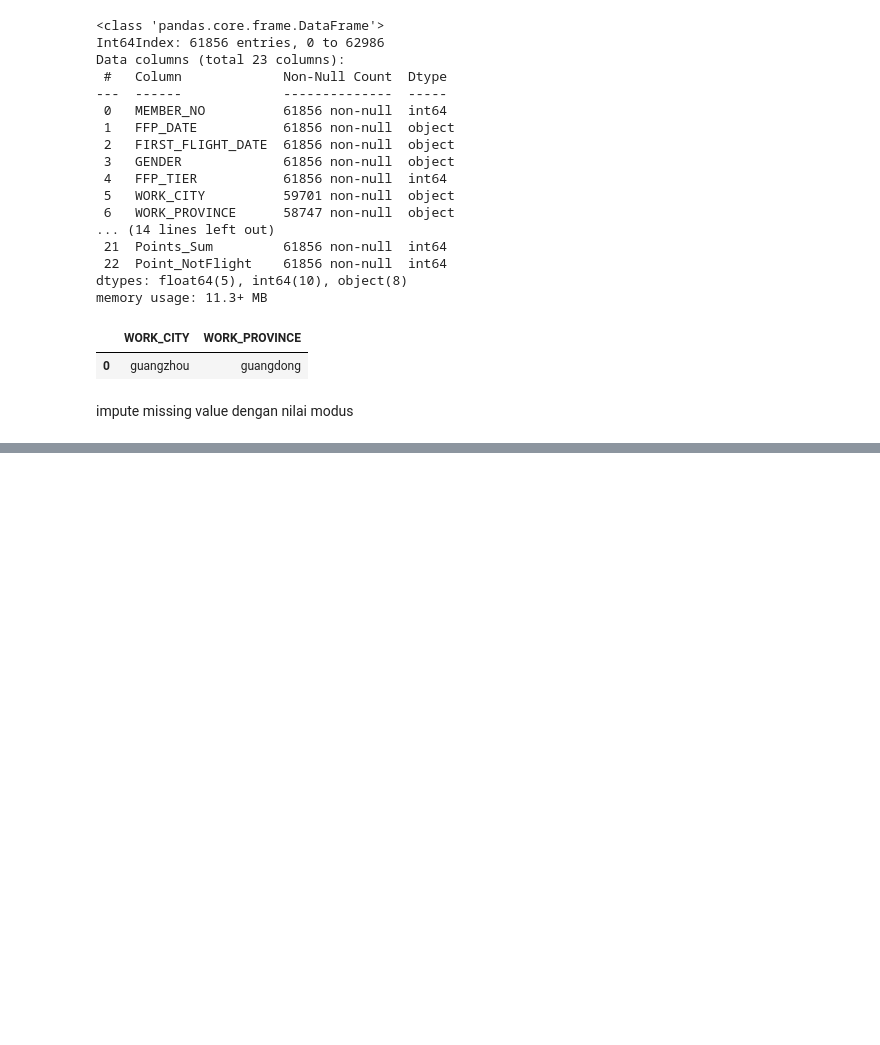
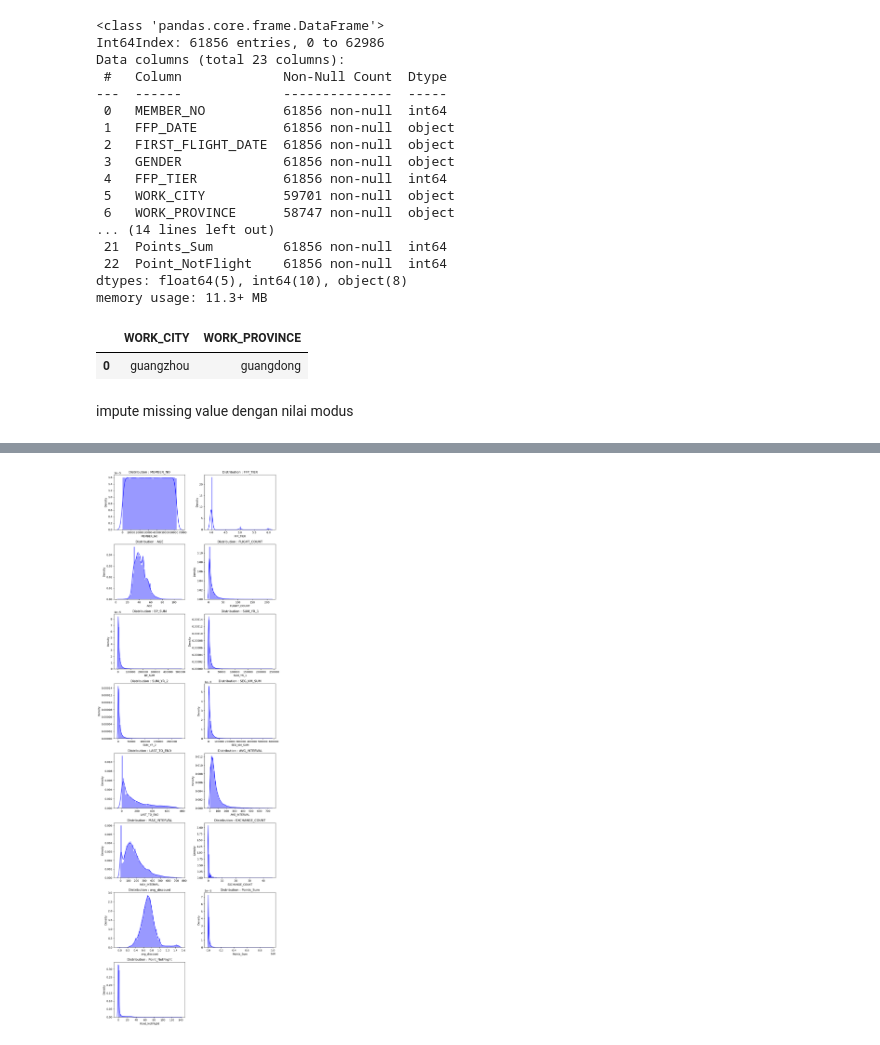
Before and after one commit to gbriansatria/Final-Project-Raka-MAX, a Jupyter notebook: Homework Stage 3/Homework Unsupervised Learning.ipynb, the cells around one changed output, grey strips where cells are left out. Drawn from its saved outputs; the diff is of its cells as text; code cells hidden in the pictures; blank space fills up the shorter version.

```diff
--- a/Homework Stage 3/Homework Unsupervised Learning.ipynb
+++ b/Homework Stage 3/Homework Unsupervised Learning.ipynb
@@ -338,0 +231,11 @@ new_df['WORK_PROVINCE'].fillna(new_df['WORK_PROVINCE'].mode()[0], inplace=True)
+# %%
+plt.figure(figsize=(10,30))
+for i in range(0, len(numerical)):
+    plt.subplot(8,2,i+1)
+    sns.distplot(new_df[numerical[i]],color='b')
+    title = 'Distribution of : ' + numerical[i]
+    plt.title(title)
+    plt.tight_layout()
+plt.show()
+# %% [output]
+[figure, added]
```
Also changed, not shown: parts of 38 cells of this notebook.
